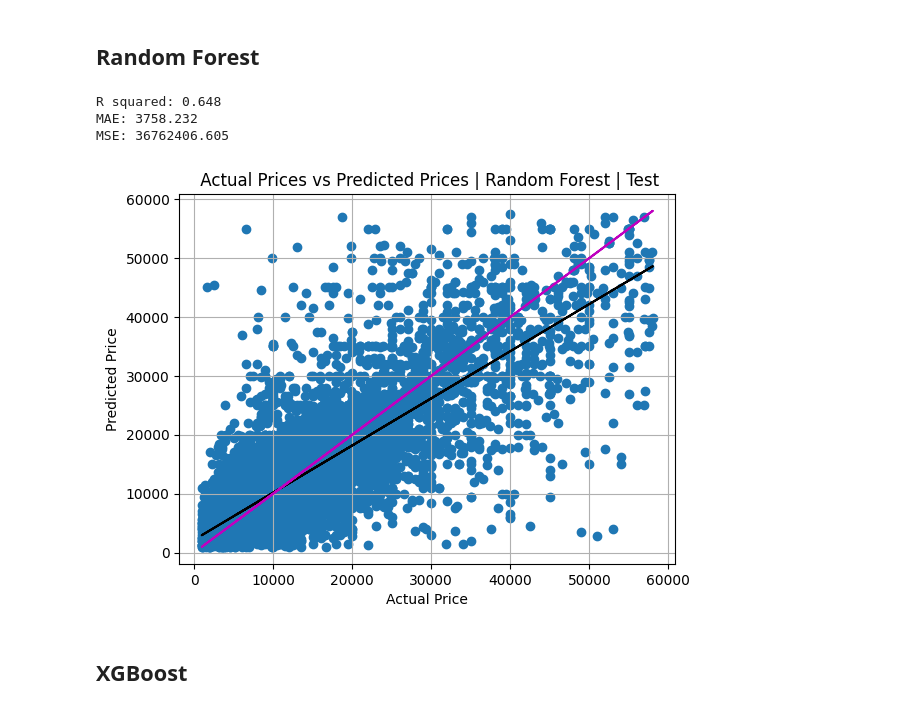
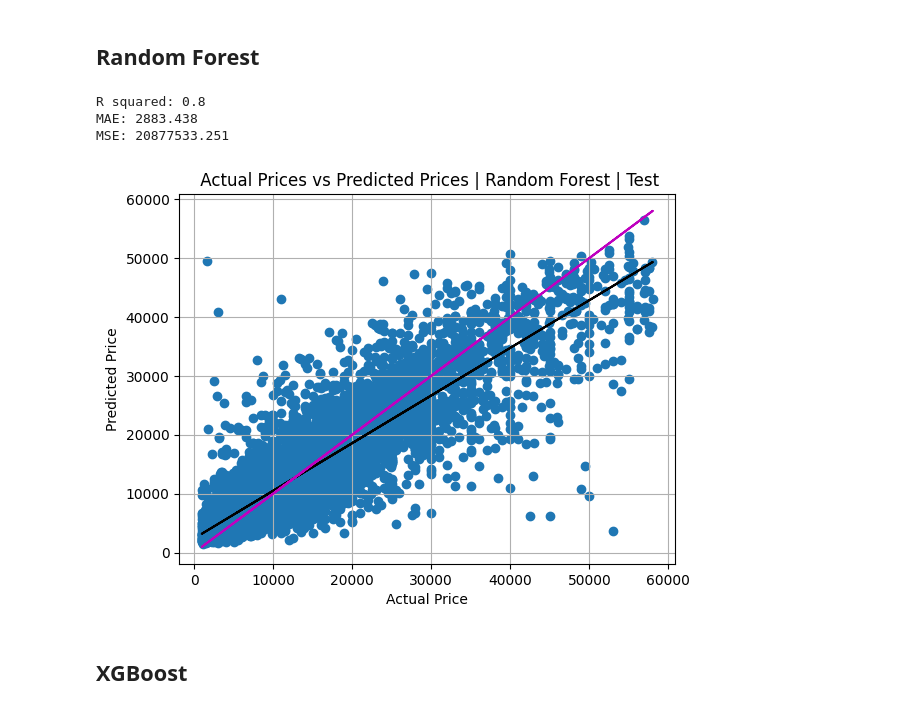
Before and after one commit to AlexBandurin/Car_Price_Prediction, a Jupyter notebook: Used_Cars_Modeling.ipynb, the cells around one changed output. Cells and saved outputs as stored; diff of their text form; code cells hidden in the pictures.

```diff
--- a/Used_Cars_Modeling.ipynb
+++ b/Used_Cars_Modeling.ipynb
@@ -527,24 +527,24 @@ MSE: 37757232.95
 # %%
 X = df_basic
 y = df_price
 test_size = 0.3
 X_train, X_test, y_train, y_test = train_test_split(X, y, test_size = test_size, random_state=0)
-rfc = RandomForestClassifier(bootstrap=True, n_estimators=70,random_state=0)
+rfc = RandomForestRegressor(bootstrap=True, n_estimators=70,random_state=0)
 rfc.fit(X_train, y_train)
 score = rfc.score(X_test, y_test)
 y_hat_forest = rfc.predict(X_test)
 
 x = y_test; y = y_hat_forest; a, b = np.polyfit(x.Price.values, y, 1); plt.plot(x, a*x+b, '-k'); plt.plot(x, x, '-m')
 print("R squared:",round(r2_score(x,y),3));
 print('MAE:', round(mean_absolute_error(x, y),3))
 print('MSE:', round(mean_squared_error(x, y),3))
 plt.scatter(x,y); plt.xlabel("Actual Price"); plt.ylabel("Predicted Price");
 plt.title(" Actual Prices vs Predicted Prices | Random Forest | Test");plt.grid(); plt.show();
 # %% [output]
-R squared: 0.648
-MAE: 3758.232
-MSE: 36762406.605
+R squared: 0.8
+MAE: 2883.438
+MSE: 20877533.251
-[figure, old version]
+[figure, new version]
 # %% [markdown]
 ## XGBoost
 # %%
```
Also changed, not shown: parts of 5 cells of this notebook.
